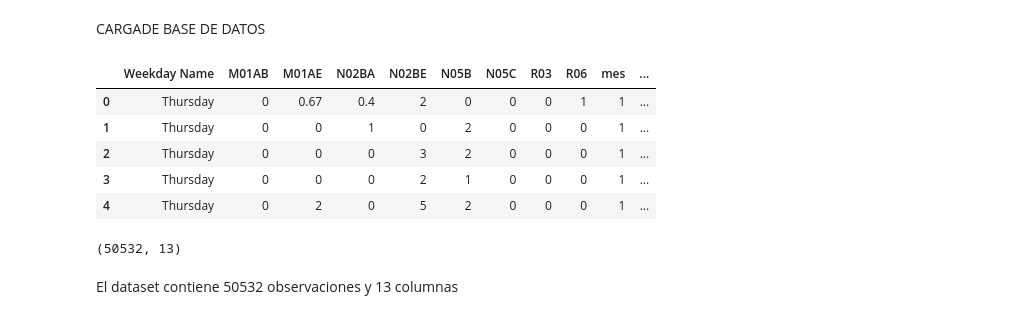
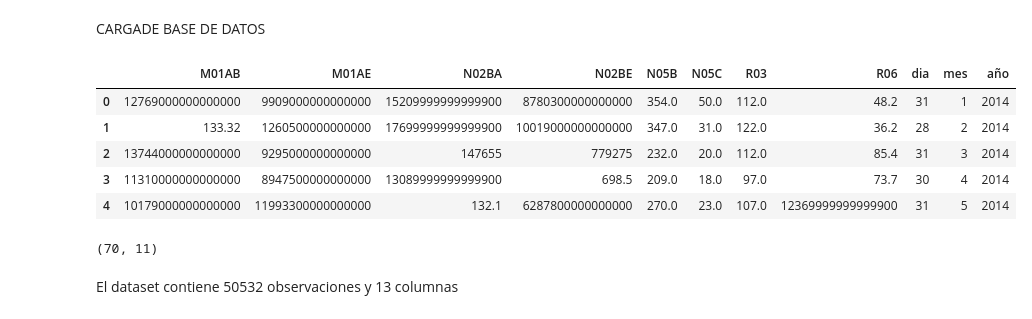
Before and after one commit to lilianaochoae/VENTAS_FARMACEUTICAS_ATC, a Jupyter notebook: MESES_FINAL_VENTAS_FARMACEUTICAS.ipynb, the cells around one changed output. Saved outputs shown, nothing was run; the diff lists cells and outputs as text; code cells hidden in the pictures.

```diff
--- a/MESES_FINAL_VENTAS_FARMACEUTICAS.ipynb
+++ b/MESES_FINAL_VENTAS_FARMACEUTICAS.ipynb
@@ -11,8 +11,7 @@ import matplotlib.pyplot as plt
 # %% [markdown]
 CARGADE BASE DE DATOS
 # %%
-columns_dtypes = {'Weekday Name' : 'category',
-                  'M01AB' : 'category',
+columns_dtypes = {'M01AB' : 'category',
                   'M01AE' : 'category',
                   'N02BA' : 'category',
                   'N02BE' : 'category',
@@ -21,19 +20,19 @@ columns_dtypes = {'Weekday Name' : 'category',
                   'R03' : 'category',
                   'R06' : 'category'}
 # %%
-Bd = pd.read_csv("saleshourly1.csv", sep=';', encoding='latin-1', dtype=columns_dtypes)
+Bd = pd.read_csv("salesmonthly1.csv", sep=';', encoding='latin-1', dtype=columns_dtypes)
 Bd.head()
 # %% [output]
-|  | Weekday Name | M01AB | M01AE | N02BA | N02BE | N05B | N05C | R03 | R06 | mes | ... |
-| 0 | Thursday | 0 | 0.67 | 0.4 | 2 | 0 | 0 | 0 | 1 | 1 | ... |
-| 1 | Thursday | 0 | 0 | 1 | 0 | 2 | 0 | 0 | 0 | 1 | ... |
-| 2 | Thursday | 0 | 0 | 0 | 3 | 2 | 0 | 0 | 0 | 1 | ... |
-| 3 | Thursday | 0 | 0 | 0 | 2 | 1 | 0 | 0 | 0 | 1 | ... |
-| 4 | Thursday | 0 | 2 | 0 | 5 | 2 | 0 | 0 | 0 | 1 | ... |
+|  | M01AB | M01AE | N02BA | N02BE | N05B | N05C | R03 | R06 | dia | mes | año |
+| 0 | 12769000000000000 | 9909000000000000 | 15209999999999900 | 8780300000000000 | 354.0 | 50.0 | 112.0 | 48.2 | 31 | 1 | 2014 |
+| 1 | 133.32 | 1260500000000000 | 17699999999999900 | 10019000000000000 | 347.0 | 31.0 | 122.0 | 36.2 | 28 | 2 | 2014 |
+| 2 | 13744000000000000 | 9295000000000000 | 147655 | 779275 | 232.0 | 20.0 | 112.0 | 85.4 | 31 | 3 | 2014 |
+| 3 | 11310000000000000 | 8947500000000000 | 13089999999999900 | 698.5 | 209.0 | 18.0 | 97.0 | 73.7 | 30 | 4 | 2014 |
+| 4 | 10179000000000000 | 11993300000000000 | 132.1 | 6287800000000000 | 270.0 | 23.0 | 107.0 | 12369999999999900 | 31 | 5 | 2014 |
 # %%
 print (Bd.shape)
 # %% [output]
-(50532, 13)
+(70, 11)
 # %% [markdown]
 El dataset contiene 50532 observaciones y 13 columnas
 # %% [markdown]
```
Also changed, not shown: parts of 13 cells of this notebook.
